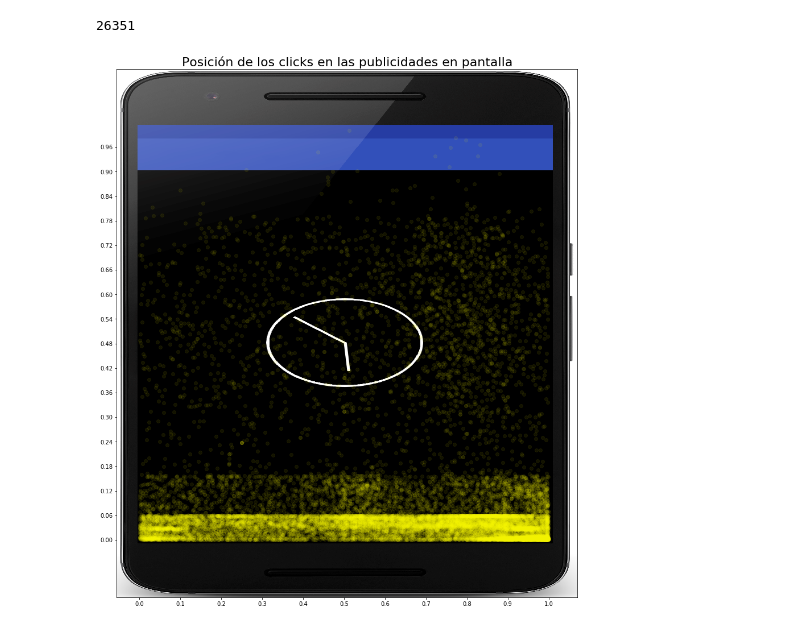
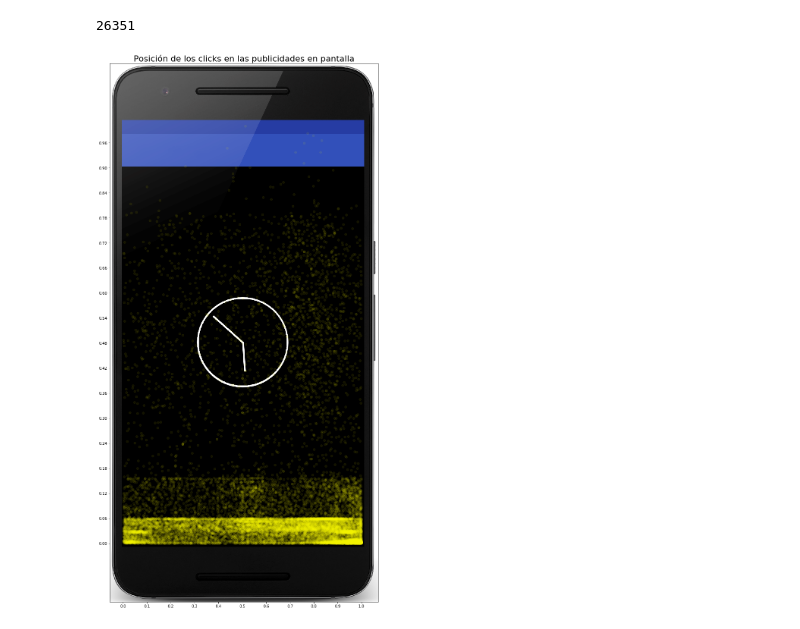
Before and after one commit to faristegui/tpdatos2019, a Jupyter notebook: notebooks/Clicks.ipynb, the cells around one changed output. Drawn from its saved outputs; the diff is of its cells as text; code cells hidden in the pictures.

```diff
--- a/notebooks/Clicks.ipynb
+++ b/notebooks/Clicks.ipynb
@@ -37,12 +37,13 @@ df_touch['touchY'] /= df_touch['touchY'].max()
 # %%
 img = plt.imread("img/phone.png")
 fig, ax = plt.subplots(figsize=(12,20))
 ax.imshow(img, extent=[-0.055, 1.07, -0.14, 1.15])
 plt.title('Posición de los clicks en las publicidades en pantalla',fontsize=22)
 plt.xticks(np.arange(0, 1.02, 0.1))
 plt.yticks(np.arange(0, 1.02, 0.06))
 plt.tight_layout()
+ax.set_aspect(1.75)
 plt.scatter(df_touch.touchX, df_touch.touchY,alpha='.075',color='yellow')
 plt.show()
 # %% [output]
-[figure, old version]
+[figure, new version]
```
